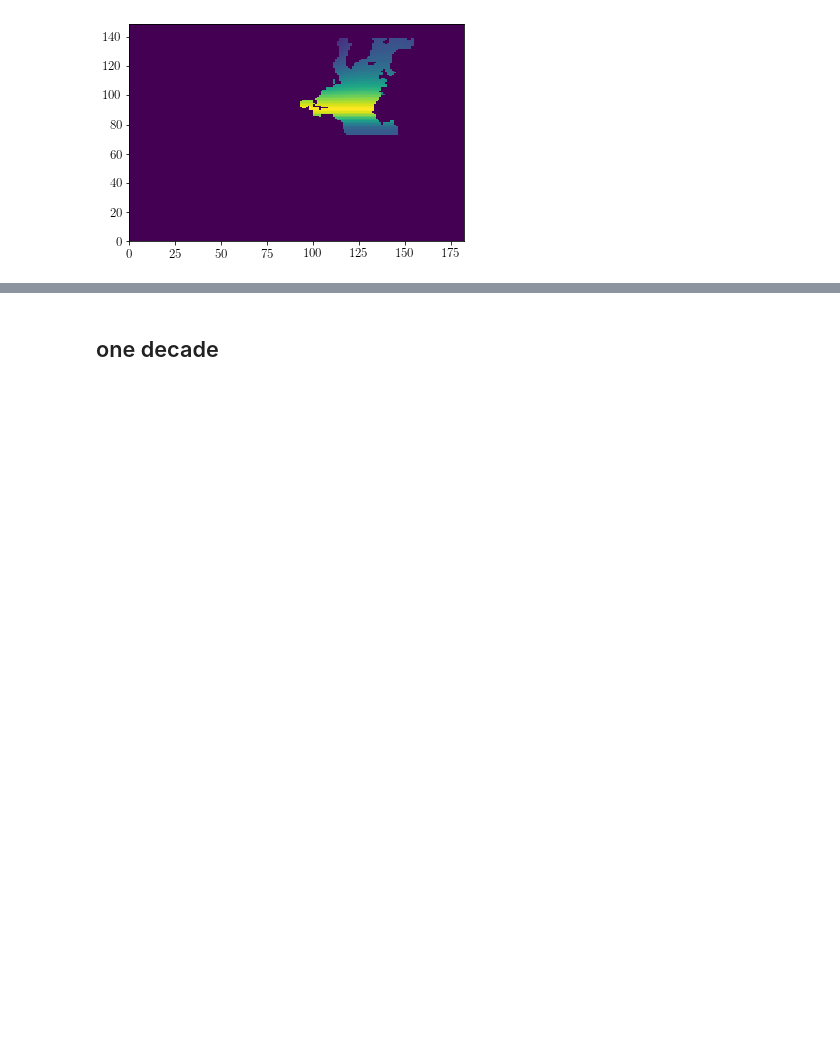
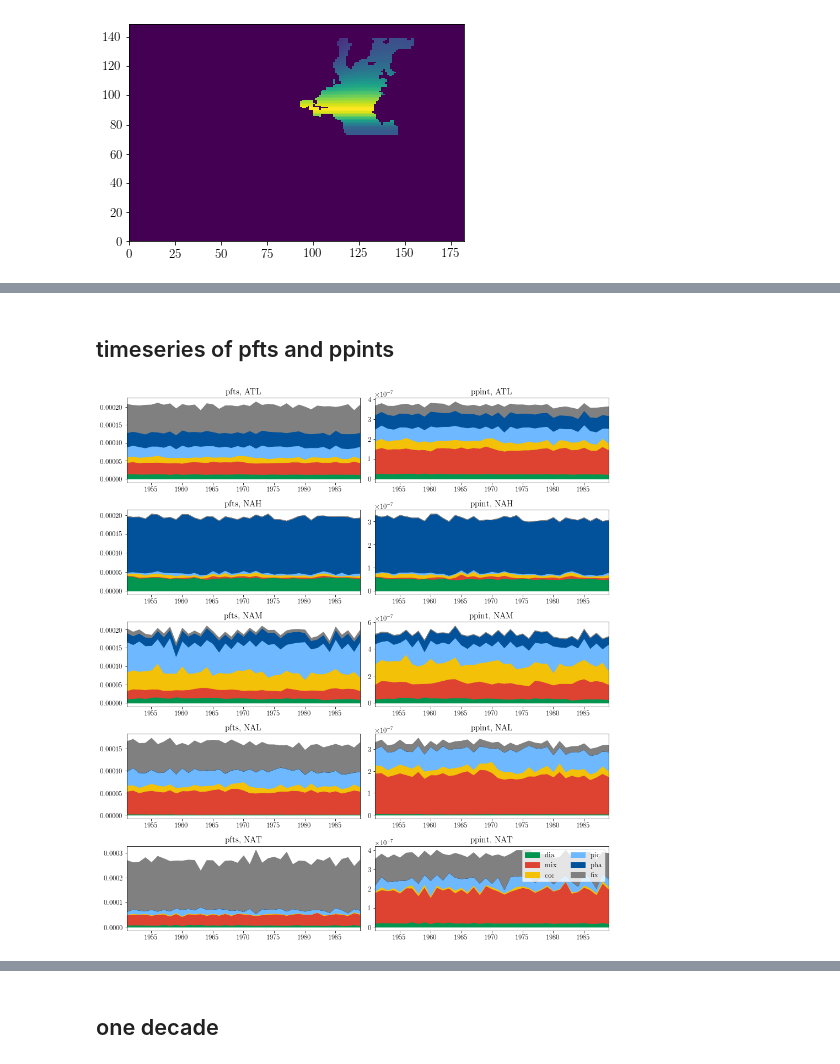
Before and after one commit to tjarnikova/LimitsOfPhytoplankton, a Jupyter notebook: PPINT-byspecies.ipynb, the cells around one changed output, grey strips where cells are left out. Drawn from its saved outputs; the diff is of its cells as text; code cells hidden in the pictures; blank space fills up the shorter version.

```diff
--- a/PPINT-byspecies.ipynb
+++ b/PPINT-byspecies.ipynb
@@ -121,5 +121,6 @@ plt.figure()
 plt.pcolormesh(atl.ATL_area[0,0,:,:])
 
 atl = atl.rename({'z': 'deptht'})
+atl = atl.squeeze(dim='t')
 # %% [output]
 [figure]
@@ -128,13 +153,5 @@ atl = atl.rename({'z': 'deptht'})
 save first as netcdf
 
 put this in extract_dp.py
-# %%
-def make_yearlist(yrst, yrend, typ = 'PPINT'):
-    yrs = np.arange(yrst,yrend+1,1)
-    ylist = []
-
-    for yr in (yrs):
-        tyr = glob.glob(f'/gpfs/data/greenocean/software/runs/TOM12_TJ_LA02//ORCA2_1m_{yr}0101_{yr}1231_{typ}_T.nc')
-        ylist.append(tyr)
-
-    return ylist
+# %% [markdown]
+## timeseries of pfts and ppints
@@ -140,0 +187,67 @@ def make_yearlist(yrst, yrend, typ = 'PPINT'):
+# %%
+fact = 1.1
+fig, axs = plt.subplots(5,2, figsize=(12*fact, 13*fact), facecolor='w', edgecolor='k')
+axs = axs.ravel()
+
+tvarssmol = ['dia','mix','coc','pic','pha','fix']
+tvars = ['dia','mix']
+metro = ['#02954f', '#de4231','#f3c108','#6db8ff','#01529b','grey']
+noy = yen-yst+1
+
+tvars = ['DIA','MIX','COC','PIC','PHA','FIX']
+provs = [ptrc_ATL,ptrc_NAH,ptrc_NAM,ptrc_NAL,ptrc_NAT,]
+provs2 = [ppint_ATL,ppint_NAH,ppint_NAM,ppint_NAL,ppint_NAT,]
+for p in range(0,5):
+
+    ds = provs[p]
+    ds2 = provs2[p]
+
+    cumulative = np.zeros([noy])
+
+    ind = 0
+    for var in tvars:
+
+        dia = (ds[var] * atl.e3t_1d).sum(dim = 'deptht')
+        times =dia.indexes['time_counter'].to_datetimeindex()
+        values = dia.groupby('time_counter.year').mean()
+        new_cumulative = cumulative + values.values
+        # print(cumulative)
+        # print(new_cumulative)
+        # Use fill_betweenx to create the stacked profile
+        axs[p*2].fill_between(values.year, cumulative, new_cumulative,\
+                         label=var, color = metro[ind])
+
+        cumulative = new_cumulative
+        ind = ind+1
+    axs[p*2].set_xlim([yst,yen])
+
+    ind = 0
+    cumulative = np.zeros([noy])
+    for var in tvarssmol:
+
+        dia = (ds2[var] * atl.e3t_1d).sum(dim = 'deptht')
+        times =dia.indexes['time_counter'].to_datetimeindex()
+        values = dia.groupby('time_counter.year').mean()
+        new_cumulative = cumulative + values
+        # print(cumulative)
+        # print(new_cumulative)
+        # Use fill_betweenx to create the stacked profile
+        axs[p*2+1].fill_between(values.year, cumulative, new_cumulative,\
+                         label=var, color = metro[ind])
+        cumulative = new_cumulative
+        ind = ind+1
+    axs[p*2+1].set_xlim([yst,yen])
+
+axs[9].legend(ncol = 2, loc = 'best')
+
+tits = ['pfts, ATL', 'ppint, ATL', 'pfts, NAH', 'ppint, NAH', \
+        'pfts, NAM', 'ppint, NAM', 'pfts, NAL', 'ppint, NAL', \
+        'pfts, NAT', 'ppint, NAT']
+for i in range(0,10):
+    axs[i].set_title(tits[i])
+#     axs[i].set_xticks([])
+#     axs[i].set_yticks([])
+
+plt.tight_layout()
+# %% [output]
+[figure, added]
```
Also changed, not shown: parts of 27 cells of this notebook, 10 other files.
